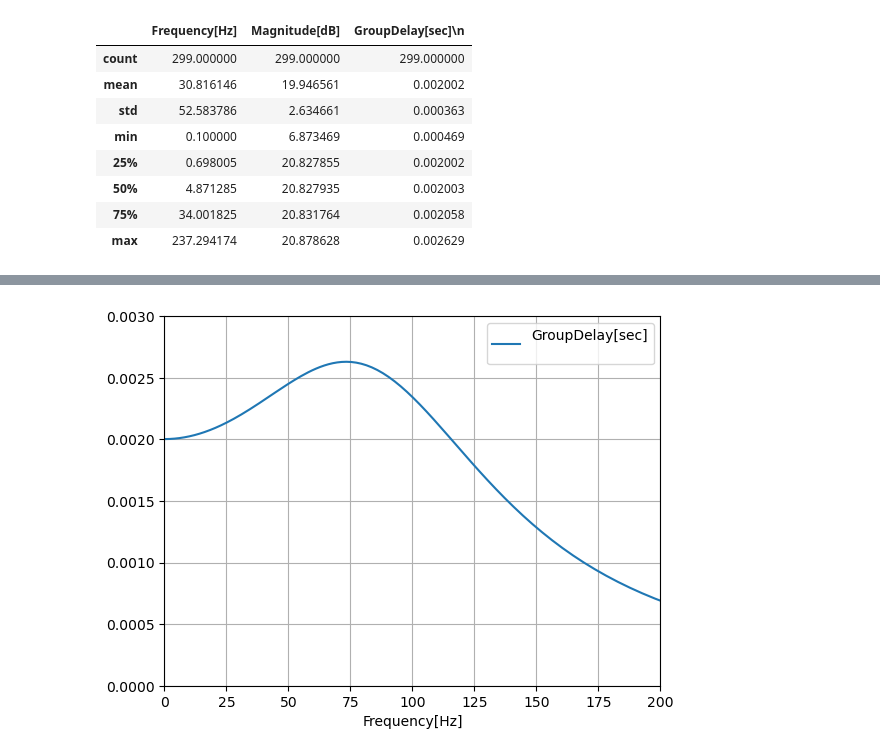
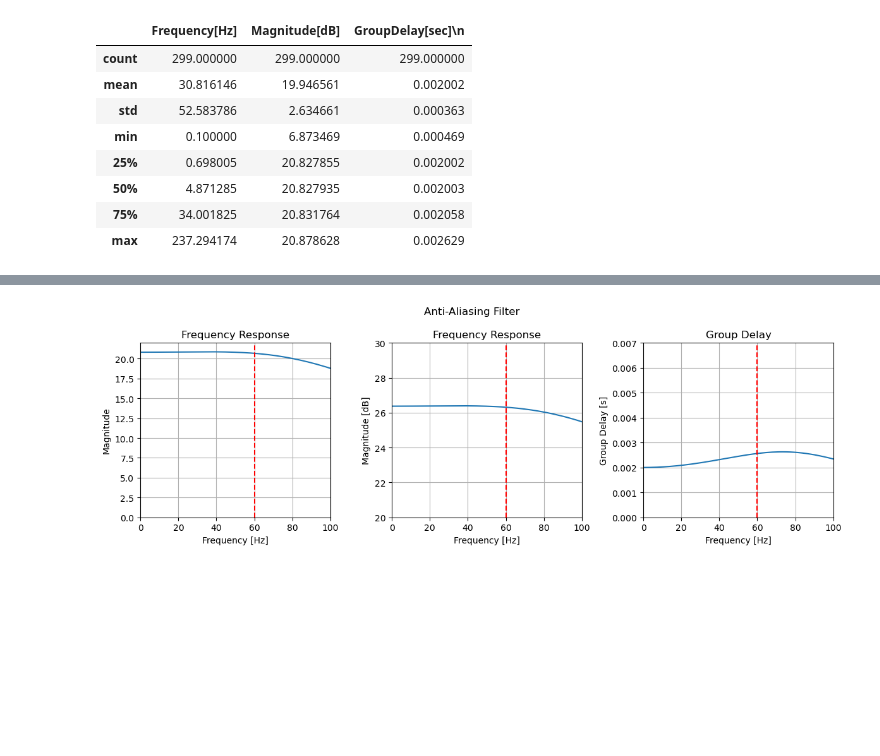
Before and after one commit to bryanmcelvy/microHeartMonitor, a Jupyter notebook: tools/filter_design/aaf.ipynb, the cells around one changed output, grey strips where cells are left out. Cells and saved outputs as stored; diff of their text form; code cells hidden in the pictures; blank space fills up the shorter version.

```diff
--- a/tools/filter_design/aaf.ipynb
+++ b/tools/filter_design/aaf.ipynb
@@ -7,7 +7,7 @@ from scipy import signal
 
 from filt_plot_funcs import *
 # %%
-with open("aaf_bode.csv", "r") as file:
+with open("aaf_bode_40.csv", "r") as file:
     raw_text = file.readlines()
 # %%
 data = []
@@ -37,7 +29,37 @@ plt.grid()
-# %%
-data.plot(x=0, y=2)
-plt.xlim([0, 200])
-plt.ylim([0, 0.003])
-plt.grid()
-# %% [output]
-[figure, removed]
+# %%
+f = np.array(data.iloc[:, 0])
+Hf = np.array(data.iloc[:, 1])
+gd = np.array(data.iloc[:, 2])
+
+fs = 200
+f_nyq = fs / 2
+# %%
+fig, axs = plt.subplots(1, 3, tight_layout=True, figsize=[12, 4])
+fig.suptitle("Anti-Aliasing Filter")
+
+plt.sca(axs[0])
+plt.plot(f, Hf)
+plt.ylim([0, 22])
+plt.ylabel("Magnitude")
+plt.title("Frequency Response")
+
+plt.sca(axs[1])
+plt.plot(f, 20*np.log10(Hf))
+plt.ylim([20, 30])
+plt.ylabel("Magnitude [dB]")
+plt.title("Frequency Response")
+
+plt.sca(axs[2])
+plt.plot(f, gd)
+plt.ylim([0, 0.007])
+plt.ylabel("Group Delay [s]")
+plt.title("Group Delay")
+
+for ax in axs:
+    plt.sca(ax)
+    plt.xlim([0, f_nyq])
+    plt.xlabel("Frequency [Hz]")
+    plt.axvline(60, linestyle='dashed', color='r')
+    plt.grid(True)
+# %% [output]
+[figure, added]
```
Also changed, not shown: parts of 1 cell of this notebook, 1 other file.
